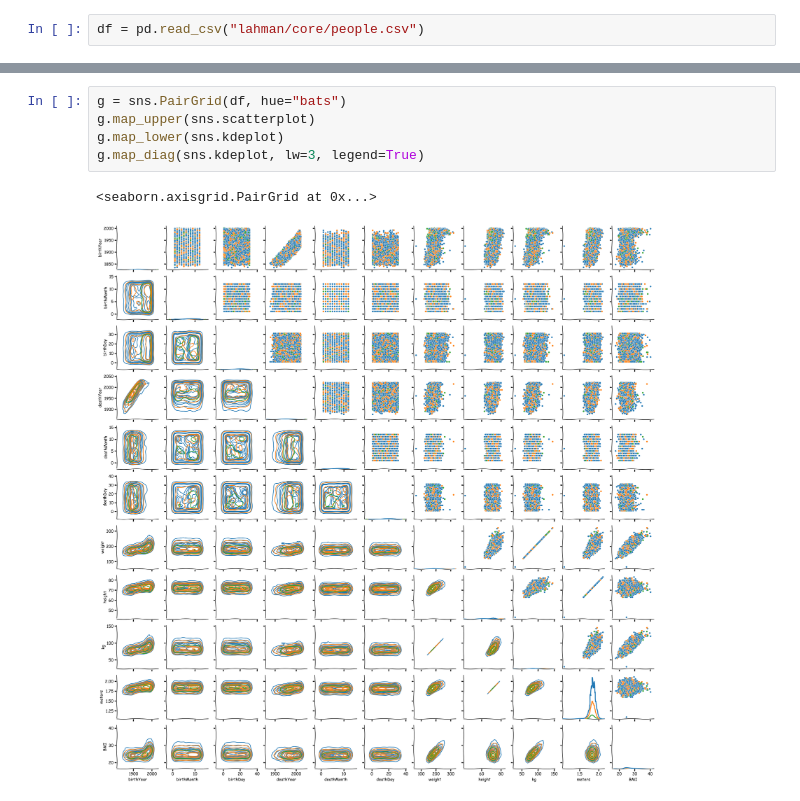
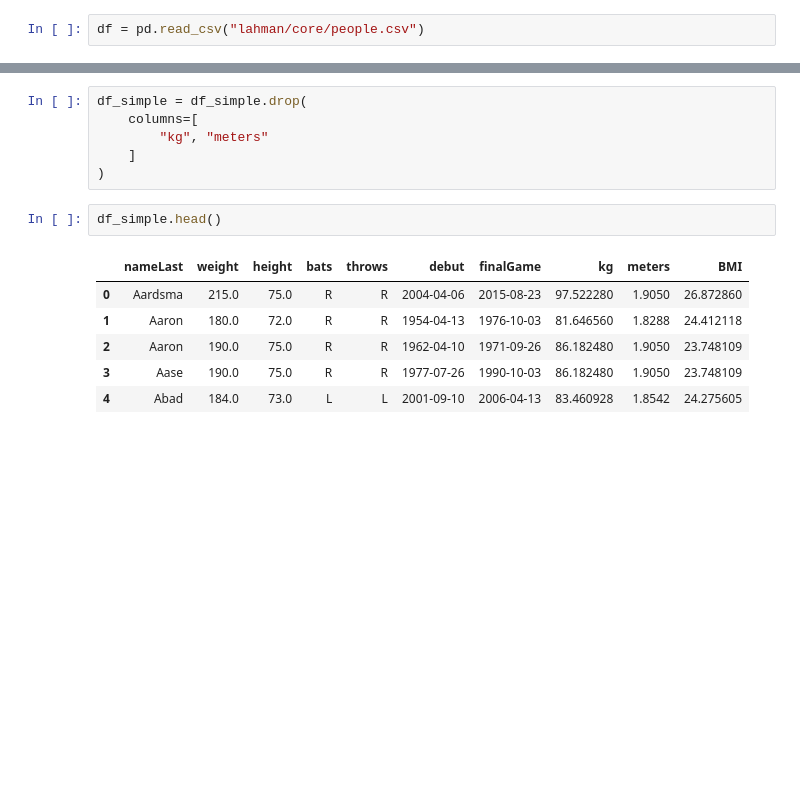
Before and after one commit to obverter/baseballings, a Jupyter notebook: high-bmi.ipynb, the cells around one changed output, grey strips where cells are left out. Cells and saved outputs as stored; diff of their text form; blank space fills up the shorter version.

```diff
--- a/high-bmi.ipynb
+++ b/high-bmi.ipynb
@@ -81,8 +48,15 @@ sns.lmplot(x="weight", y="height", data=df)
-# %%
-g = sns.PairGrid(df, hue="bats")
-g.map_upper(sns.scatterplot)
-g.map_lower(sns.kdeplot)
-g.map_diag(sns.kdeplot, lw=3, legend=True)
-# %% [output]
-<seaborn.axisgrid.PairGrid at 0x...>
-[figure, removed]
+# %%
+df_simple = df_simple.drop(
+    columns=[
+        "kg", "meters"
+    ]
+)
+# %%
+df_simple.head()
+# %% [output]
+|  | nameLast | weight | height | bats | throws | debut | finalGame | kg | meters | BMI |
+| 0 | Aardsma | 215.0 | 75.0 | R | R | 2004-04-06 | 2015-08-23 | 97.522280 | 1.9050 | 26.872860 |
+| 1 | Aaron | 180.0 | 72.0 | R | R | 1954-04-13 | 1976-10-03 | 81.646560 | 1.8288 | 24.412118 |
+| 2 | Aaron | 190.0 | 75.0 | R | R | 1962-04-10 | 1971-09-26 | 86.182480 | 1.9050 | 23.748109 |
+| 3 | Aase | 190.0 | 75.0 | R | R | 1977-07-26 | 1990-10-03 | 86.182480 | 1.9050 | 23.748109 |
+| 4 | Abad | 184.0 | 73.0 | L | L | 2001-09-10 | 2006-04-13 | 83.460928 | 1.8542 | 24.275605 |
```
Also changed, not shown: parts of 13 cells of this notebook.
